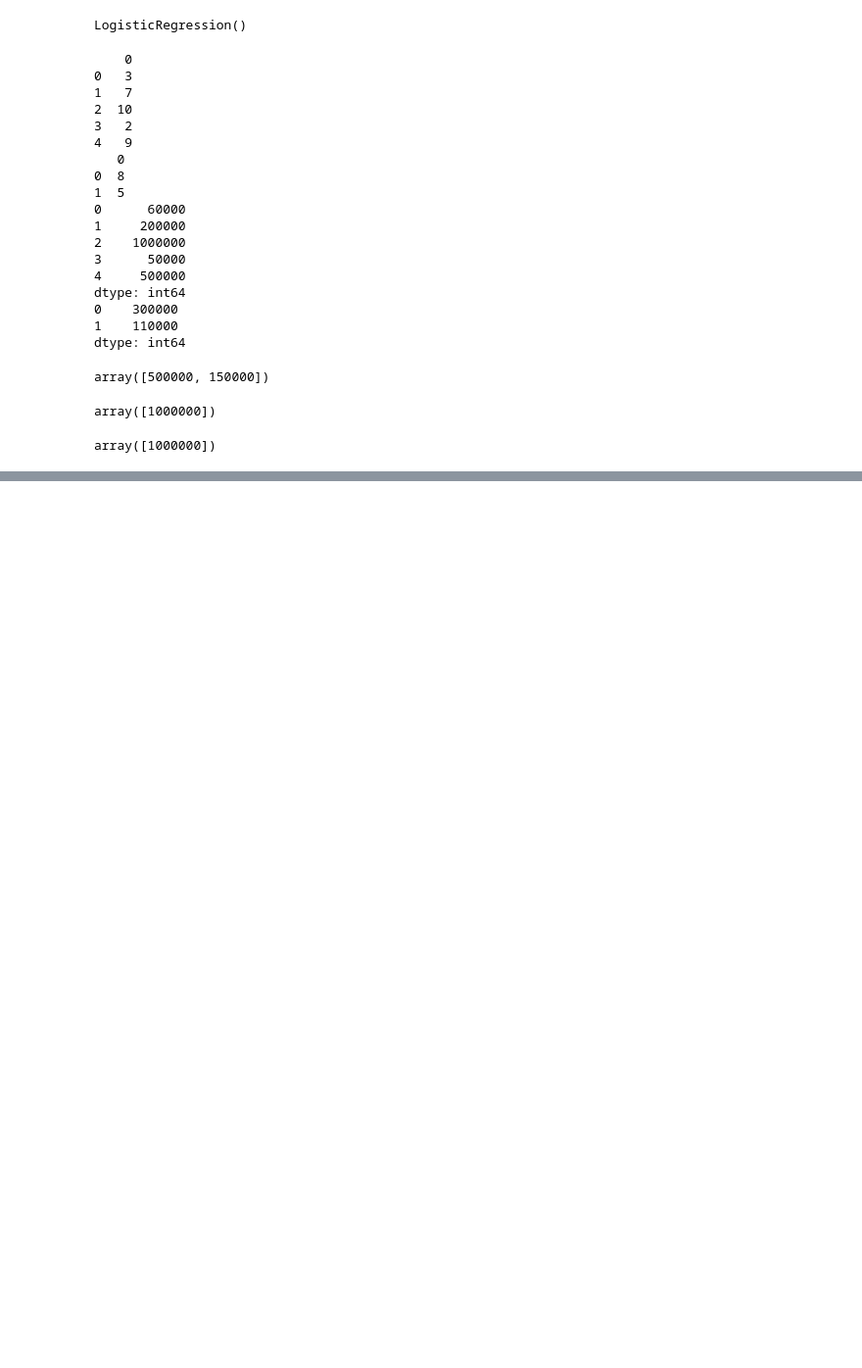
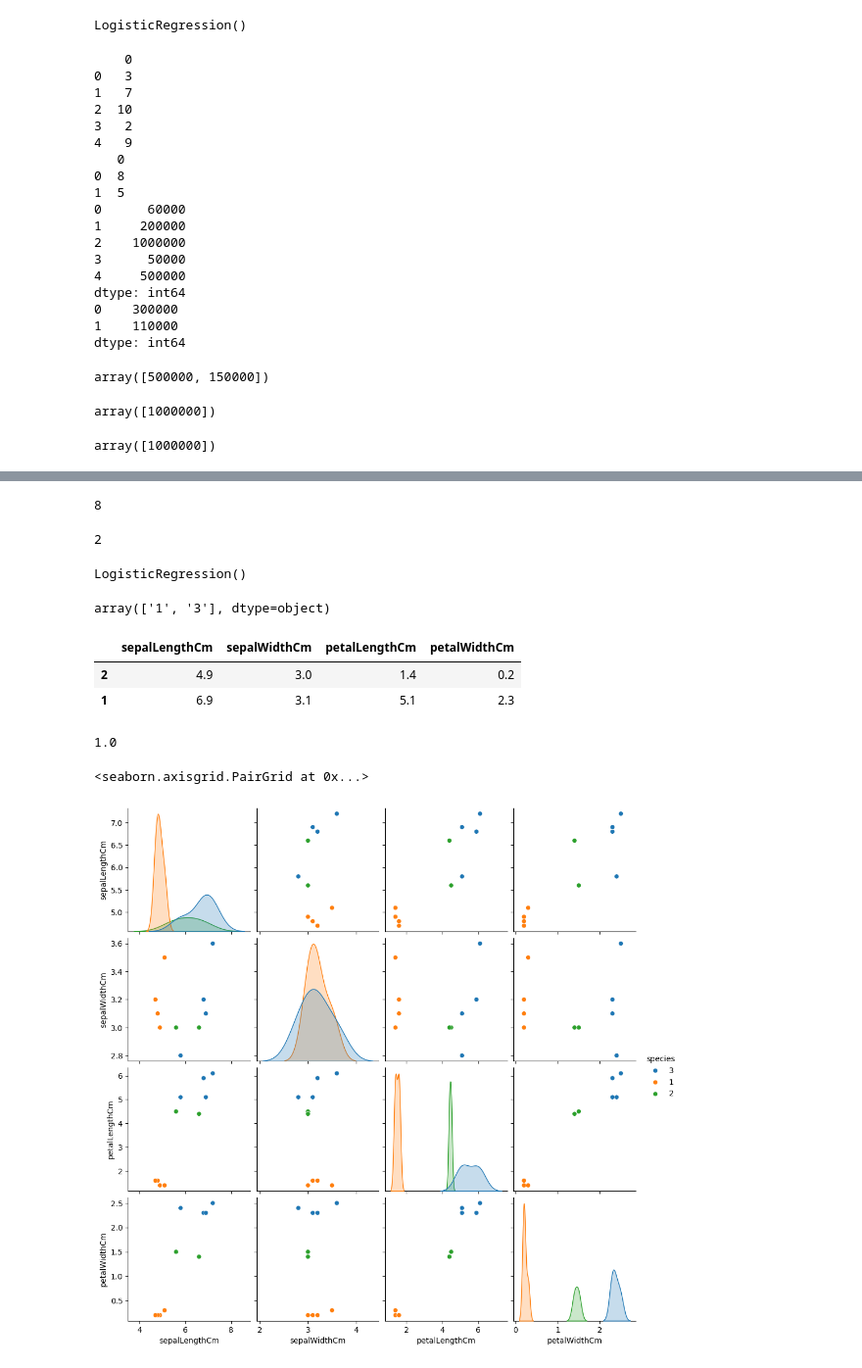
Before and after one commit to chandel2023/html_css_ml_pro, a Jupyter notebook: machine learning course.ipynb, the cells around one changed output, grey strips where cells are left out. Shown: that part at 98% size. Saved outputs shown, nothing was run; the diff lists cells and outputs as text; code cells hidden in the pictures; blank space fills up the shorter version.

```diff
--- a/machine learning course.ipynb
+++ b/machine learning course.ipynb
@@ -654,3 +654,5 @@ array([1000000])
 lr.predict([[23]])
 # %% [output]
 array([1000000])
+# %%
+dataset=pd.read_csv('irisDataset.csv')
@@ -656,0 +677,2 @@ array([1000000])
+# %%
+dataset['species'].replace({'iris-setosa':'1','iris-versicolor':'2','iris-virginica':'3'},inplace=True)
@@ -656,0 +704,8 @@ array([1000000])
+# %%
+len(x_train)
+# %% [output]
+8
+# %%
+len(x_test)
+# %% [output]
+2
@@ -656,0 +716,18 @@ array([1000000])
+# %%
+lr.fit(x_train,y_train)
+# %% [output]
+LogisticRegression()
+# %%
+lr.predict(x_test)
+# %% [output]
+array(['1', '3'], dtype=object)
+# %%
+x_test
+# %% [output]
+|  | sepalLengthCm | sepalWidthCm | petalLengthCm | petalWidthCm |
+| 2 | 4.9 | 3.0 | 1.4 | 0.2 |
+| 1 | 6.9 | 3.1 | 5.1 | 2.3 |
+# %%
+lr.score(x_test,y_test)
+# %% [output]
+1.0
@@ -656,0 +736,5 @@ array([1000000])
+# %%
+sns.pairplot(dataset[['sepalLengthCm','sepalWidthCm','petalLengthCm','petalWidthCm', 'species']], hue='species')
+# %% [output]
+<seaborn.axisgrid.PairGrid at 0x...>
+[figure, added]
```
Also changed, not shown: parts of 9 cells of this notebook.
